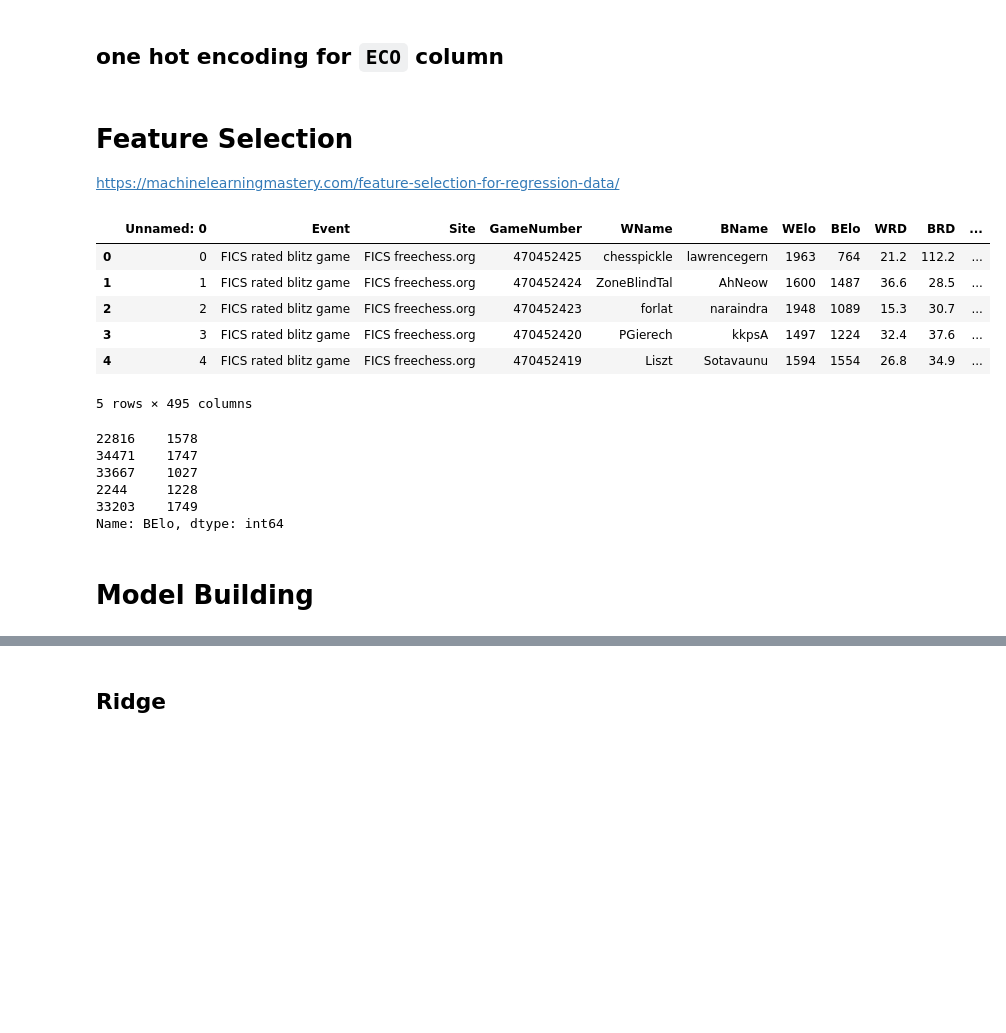
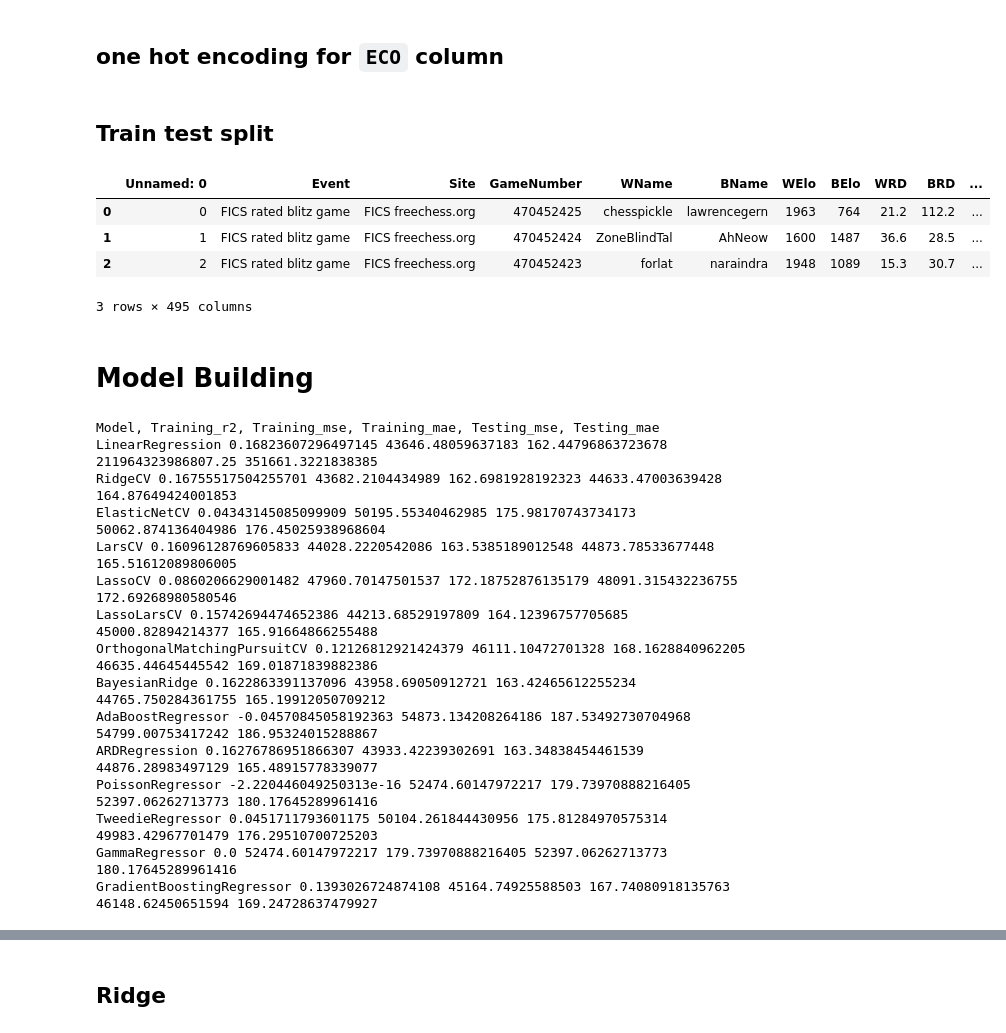
Before and after one commit to Lux040899/MAST30034-Team-Project, a Jupyter notebook: master.ipynb, the cells around one changed output, grey strips where cells are left out. Cells and saved outputs as stored; diff of their text form; code cells hidden in the pictures; blank space fills up the shorter version.

```diff
--- a/master.ipynb
+++ b/master.ipynb
@@ -470,9 +483,8 @@ df = df.join(one_hot)
 df.head(1)
 # %%
 df.to_csv("sample1.csv")
-# %% [markdown]
-# Feature Selection
-https://machinelearningmastery.com/feature-selection-for-regression-data/
+# %% [markdown]
+## Train test split
 # %%
 from sklearn.model_selection import train_test_split
 from sklearn.linear_model import RANSACRegressor, Perceptron, RidgeCV, SGDRegressor, ElasticNetCV, LarsCV, LassoCV, LassoLarsCV, OrthogonalMatchingPursuitCV, BayesianRidge, ARDRegression, MultiTaskElasticNetCV, PoissonRegressor, TweedieRegressor, GammaRegressor, enet_path
@@ -490,12 +512,10 @@ from sklearn.metrics import mean_absolute_error
 # %%
 df = pd.read_csv("sample1.csv")
 # %%
-df.head()
+df.head(3)
 # %% [output]
 |  | Unnamed: 0 | Event | Site | GameNumber | WName | BName | WElo | BElo | WRD | BRD | ... |
 | 0 | 0 | FICS rated blitz game | FICS freechess.org | 470452425 | chesspickle | lawrencegern | 1963 | 764 | 21.2 | 112.2 | ... |
 | 1 | 1 | FICS rated blitz game | FICS freechess.org | 470452424 | ZoneBlindTal | AhNeow | 1600 | 1487 | 36.6 | 28.5 | ... |
 | 2 | 2 | FICS rated blitz game | FICS freechess.org | 470452423 | forlat | naraindra | 1948 | 1089 | 15.3 | 30.7 | ... |
-| 3 | 3 | FICS rated blitz game | FICS freechess.org | 470452420 | PGierech | kkpsA | 1497 | 1224 | 32.4 | 37.6 | ... |
-| 4 | 4 | FICS rated blitz game | FICS freechess.org | 470452419 | Liszt | Sotavaunu | 1594 | 1554 | 26.8 | 34.9 | ... |
-5 rows × 495 columns
+3 rows × 495 columns
@@ -505,13 +530,4 @@ By = df["BElo"]
 # %%
 train_bx, test_bx, train_by, test_by= train_test_split(BX, By)
-# %%
-train_by.head()
-# %% [output]
-22816    1578
-34471    1747
-33667    1027
-2244     1228
-33203    1749
-Name: BElo, dtype: int64
 # %% [markdown]
 # Model Building
@@ -518,7 +537,40 @@ Name: BElo, dtype: int64
 # %%
-models = [LinearRegression, RidgeCV, SGDRegressor, ElasticNetCV, LarsCV, LassoCV, LassoLarsCV, OrthogonalMatchingPursuitCV, BayesianRidge, RANSACRegressor, AdaBoostRegressor, ARDRegression, PoissonRegressor, TweedieRegressor, GammaRegressor, GradientBoostingRegressor,MLPRegressor ]
+result = []
+print("Model, Training_r2, Training_mse, Training_mae, Testing_mse, Testing_mae")
+models = [LinearRegression, RidgeCV, ElasticNetCV, LarsCV, LassoCV, LassoLarsCV, OrthogonalMatchingPursuitCV, BayesianRidge, AdaBoostRegressor, ARDRegression, PoissonRegressor, TweedieRegressor, GammaRegressor, GradientBoostingRegressor]
 for model in models:
     cur_model = model()
     cur_model.fit(train_bx, train_by)
-    by_pred = cur_model.predict(test_bx)
-    print("{}: r2:{} MSE:{}".format(type(cur_model).__name__, r2_score(test_by, by_pred),mean_squared_error(test_by,by_pred)))
+    r2 = cur_model.score(train_bx, train_by)
+    mse = mean_squared_error(train_by, cur_model.predict(train_bx))
+    mae = mean_absolute_error(train_by, cur_model.predict(train_bx))
+    tmse = mean_squared_error(test_by, cur_model.predict(test_bx))
+    tmae = mean_absolute_error(test_by, cur_model.predict(test_bx))
+
+    result.append(
+        {
+            'name': type(cur_model).__name__,
+            'training_r2': r2,
+            'training_mse': mse,
+            'training_mae': mae,
+            'testing_mse': tmse,
+            'testing_mae': tmae
+        })
+
+    print(type(cur_model).__name__, r2, mse, mae, tmse, tmae)
+# %% [output]
+Model, Training_r2, Training_mse, Training_mae, Testing_mse, Testing_mae
+LinearRegression 0.16823607296497145 43646.48059637183 162.44796863723678 211964323986807.25 351661.3221838385
+RidgeCV 0.16755517504255701 43682.2104434989 162.6981928192323 44633.47003639428 164.87649424001853
+ElasticNetCV 0.04343145085099909 50195.55340462985 175.98170743734173 50062.874136404986 176.45025938968604
+LarsCV 0.16096128769605833 44028.2220542086 163.5385189012548 44873.78533677448 165.51612089806005
+LassoCV 0.0860206629001482 47960.70147501537 172.18752876135179 48091.315432236755 172.69268980580546
+LassoLarsCV 0.15742694474652386 44213.68529197809 164.12396757705685 45000.82894214377 165.91664866255488
+OrthogonalMatchingPursuitCV 0.12126812921424379 46111.10472701328 168.1628840962205 46635.44645445542 169.01871839882386
+BayesianRidge 0.1622863391137096 43958.69050912721 163.42465612255234 44765.750284361755 165.19912050709212
+AdaBoostRegressor -0.04570845058192363 54873.134208264186 187.53492730704968 54799.00753417242 186.95324015288867
+ARDRegression 0.16276786951866307 43933.42239302691 163.34838454461539 44876.28983497129 165.48915778339077
+PoissonRegressor -2.220446049250313e-16 52474.60147972217 179.73970888216405 52397.06262713773 180.17645289961416
+TweedieRegressor 0.0451711793601175 50104.261844430956 175.81284970575314 49983.42967701479 176.29510700725203
+GammaRegressor 0.0 52474.60147972217 179.73970888216405 52397.06262713773 180.17645289961416
+GradientBoostingRegressor 0.1393026724874108 45164.74925588503 167.74080918135763 46148.62450651594 169.24728637479927
```
Also changed, not shown: parts of 74 cells of this notebook.
